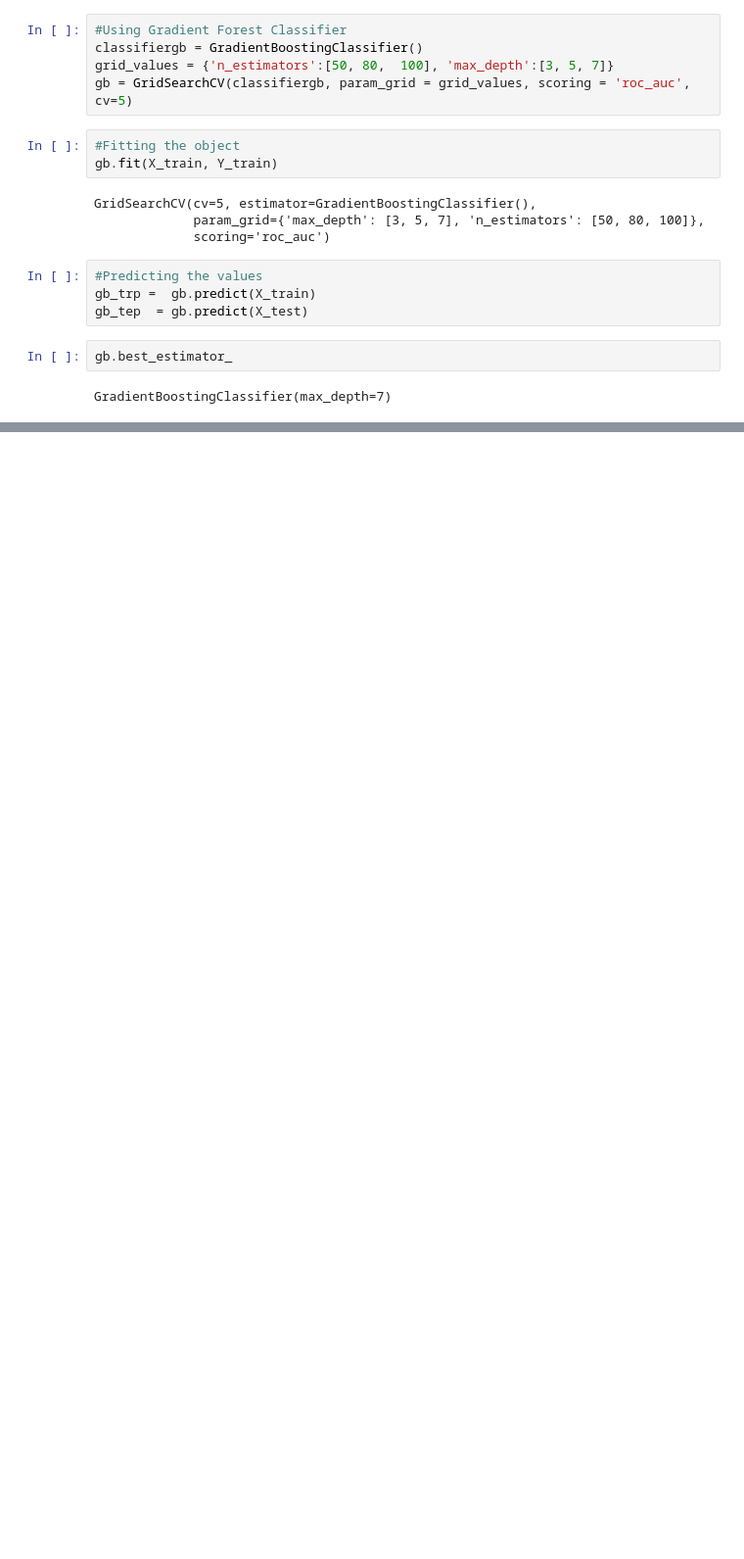
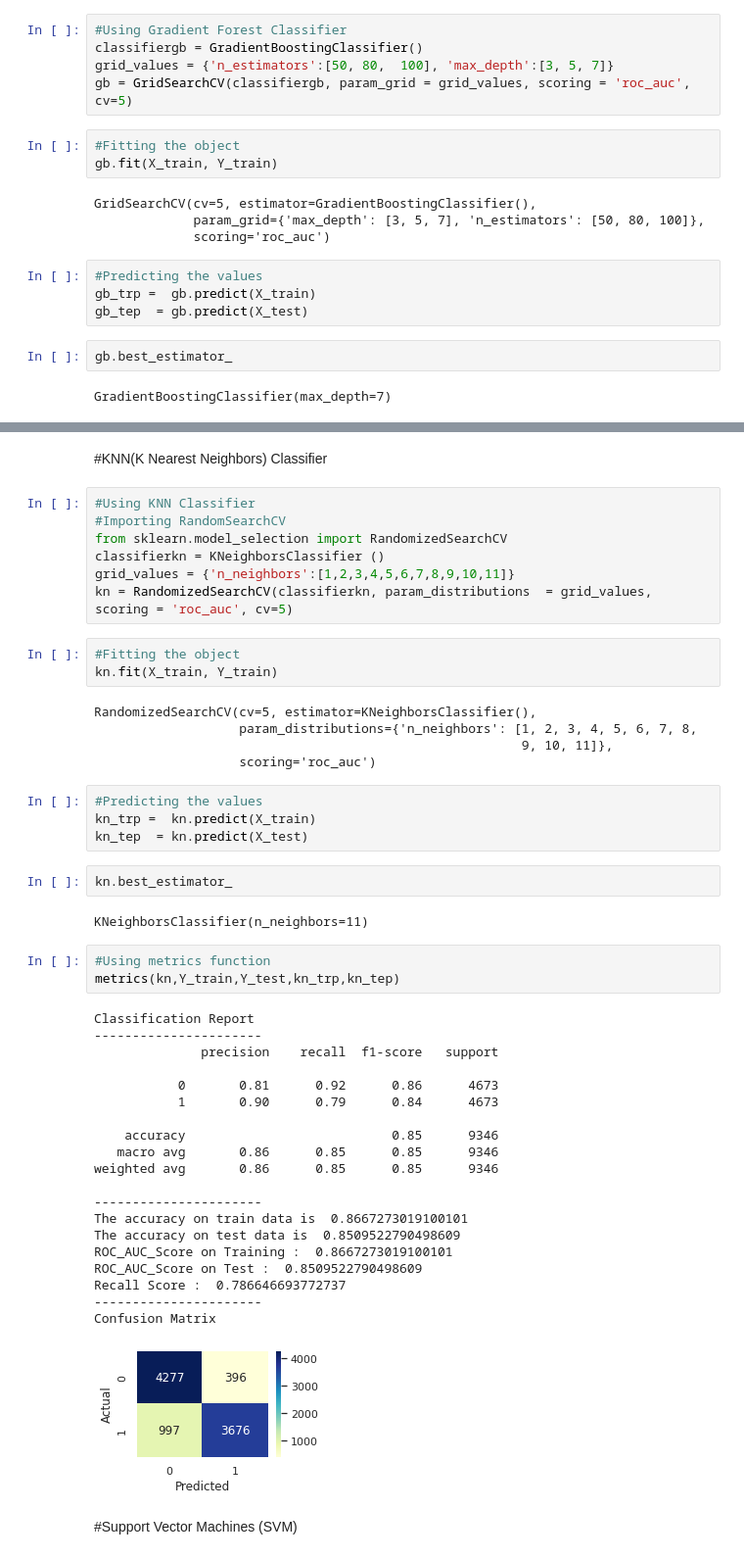
Before and after one commit to keerthibehara/Credit_Card_Default_Prediction_Project, a Jupyter notebook: Credit_Card_Default_Prediction_Behara_Sai_Keerthi_Capstone_Project.ipynb, the cells around one changed output, grey strips where cells are left out. Shown at 98% size. Saved outputs shown, nothing was run; the diff lists cells and outputs as text; blank space fills up the shorter version.

```diff
--- a/Credit_Card_Default_Prediction_Behara_Sai_Keerthi_Capstone_Project.ipynb
+++ b/Credit_Card_Default_Prediction_Behara_Sai_Keerthi_Capstone_Project.ipynb
@@ -685,3 +685,54 @@ Recall Score :  0.8005563877594692
 ----------------------
 Confusion Matrix
 [figure]
+# %% [markdown]
+#KNN(K Nearest Neighbors) Classifier
+# %%
+#Using KNN Classifier
+#Importing RandomSearchCV
+from sklearn.model_selection import RandomizedSearchCV
+classifierkn = KNeighborsClassifier ()
+grid_values = {'n_neighbors':[1,2,3,4,5,6,7,8,9,10,11]}
+kn = RandomizedSearchCV(classifierkn, param_distributions  = grid_values, scoring = 'roc_auc', cv=5)
+# %%
+#Fitting the object
+kn.fit(X_train, Y_train)
+# %% [output]
+RandomizedSearchCV(cv=5, estimator=KNeighborsClassifier(),
+                   param_distributions={'n_neighbors': [1, 2, 3, 4, 5, 6, 7, 8,
+                                                        9, 10, 11]},
+                   scoring='roc_auc')
+# %%
+#Predicting the values
+kn_trp =  kn.predict(X_train)
+kn_tep  = kn.predict(X_test)
+# %%
+kn.best_estimator_
+# %% [output]
+KNeighborsClassifier(n_neighbors=11)
+# %%
+#Using metrics function
+metrics(kn,Y_train,Y_test,kn_trp,kn_tep)
+# %% [output]
+Classification Report
+----------------------
+              precision    recall  f1-score   support
+
+           0       0.81      0.92      0.86      4673
+           1       0.90      0.79      0.84      4673
+
+    accuracy                           0.85      9346
+   macro avg       0.86      0.85      0.85      9346
+weighted avg       0.86      0.85      0.85      9346
+
+----------------------
+The accuracy on train data is  0.8667273019100101
+The accuracy on test data is  0.8509522790498609
+ROC_AUC_Score on Training :  0.8667273019100101
+ROC_AUC_Score on Test :  0.8509522790498609
+Recall Score :  0.786646693772737
+----------------------
+Confusion Matrix
+[figure, added]
+# %% [markdown]
+#Support Vector Machines (SVM)
```
Also changed, not shown: parts of 26 cells of this notebook.
